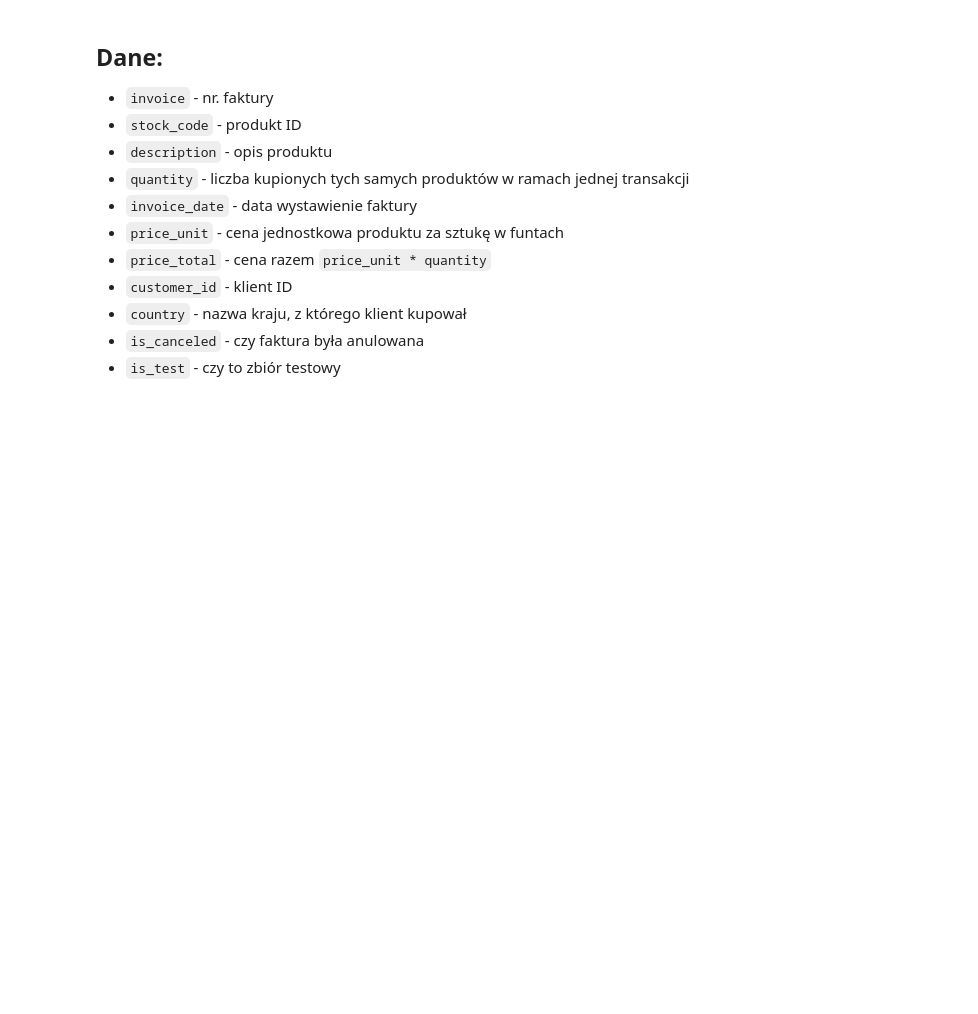
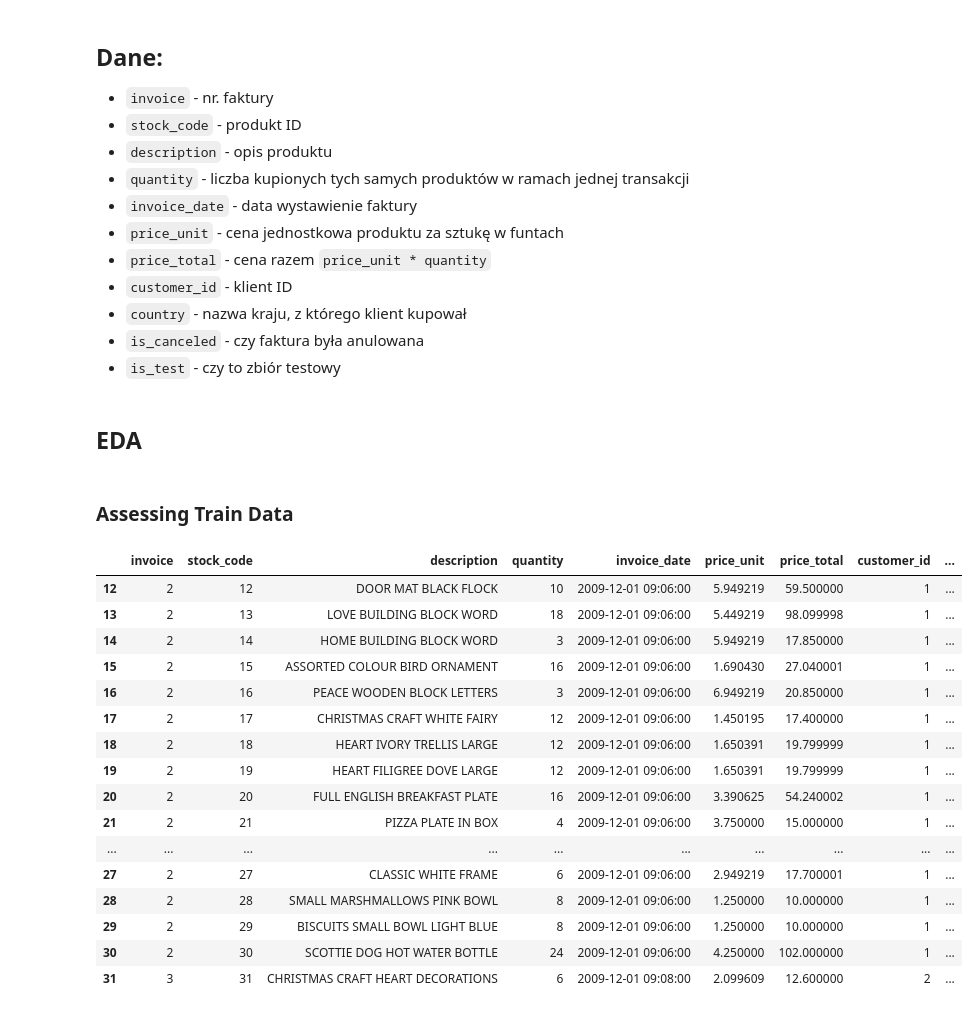
Before and after one commit to mattzajac/DataWorkshop_Competition_Online_Retail, a Jupyter notebook: Konkurs-DW-Absolwenci.ipynb, the cells around one changed output. Cells and saved outputs as stored; diff of their text form; code cells hidden in the pictures; blank space fills up the shorter version.

```diff
--- a/Konkurs-DW-Absolwenci.ipynb
+++ b/Konkurs-DW-Absolwenci.ipynb
@@ -161,0 +261,2 @@ Powodzenia!
+# %% [markdown]
+## EDA
@@ -161,0 +266,22 @@ Powodzenia!
+# %% [markdown]
+### Assessing Train Data
+# %%
+train.head(20)
+# %% [output]
+|  | invoice | stock_code | description | quantity | invoice_date | price_unit | price_total | customer_id | ... |
+| 12 | 2 | 12 | DOOR MAT BLACK FLOCK | 10 | 2009-12-01 09:06:00 | 5.949219 | 59.500000 | 1 | ... |
+| 13 | 2 | 13 | LOVE BUILDING BLOCK WORD | 18 | 2009-12-01 09:06:00 | 5.449219 | 98.099998 | 1 | ... |
+| 14 | 2 | 14 | HOME BUILDING BLOCK WORD | 3 | 2009-12-01 09:06:00 | 5.949219 | 17.850000 | 1 | ... |
+| 15 | 2 | 15 | ASSORTED COLOUR BIRD ORNAMENT | 16 | 2009-12-01 09:06:00 | 1.690430 | 27.040001 | 1 | ... |
+| 16 | 2 | 16 | PEACE WOODEN BLOCK LETTERS | 3 | 2009-12-01 09:06:00 | 6.949219 | 20.850000 | 1 | ... |
+| 17 | 2 | 17 | CHRISTMAS CRAFT WHITE FAIRY | 12 | 2009-12-01 09:06:00 | 1.450195 | 17.400000 | 1 | ... |
+| 18 | 2 | 18 | HEART IVORY TRELLIS LARGE | 12 | 2009-12-01 09:06:00 | 1.650391 | 19.799999 | 1 | ... |
+| 19 | 2 | 19 | HEART FILIGREE DOVE LARGE | 12 | 2009-12-01 09:06:00 | 1.650391 | 19.799999 | 1 | ... |
+| 20 | 2 | 20 | FULL ENGLISH BREAKFAST PLATE | 16 | 2009-12-01 09:06:00 | 3.390625 | 54.240002 | 1 | ... |
+| 21 | 2 | 21 | PIZZA PLATE IN BOX | 4 | 2009-12-01 09:06:00 | 3.750000 | 15.000000 | 1 | ... |
+| ... | ... | ... | ... | ... | ... | ... | ... | ... | ... |
+| 27 | 2 | 27 | CLASSIC WHITE FRAME | 6 | 2009-12-01 09:06:00 | 2.949219 | 17.700001 | 1 | ... |
+| 28 | 2 | 28 | SMALL MARSHMALLOWS PINK BOWL | 8 | 2009-12-01 09:06:00 | 1.250000 | 10.000000 | 1 | ... |
+| 29 | 2 | 29 | BISCUITS SMALL BOWL LIGHT BLUE | 8 | 2009-12-01 09:06:00 | 1.250000 | 10.000000 | 1 | ... |
+| 30 | 2 | 30 | SCOTTIE DOG HOT WATER BOTTLE | 24 | 2009-12-01 09:06:00 | 4.250000 | 102.000000 | 1 | ... |
+| 31 | 3 | 31 | CHRISTMAS CRAFT HEART DECORATIONS | 6 | 2009-12-01 09:08:00 | 2.099609 | 12.600000 | 2 | ... |
```
Also changed, not shown: parts of 22 cells of this notebook, 1 other file.
